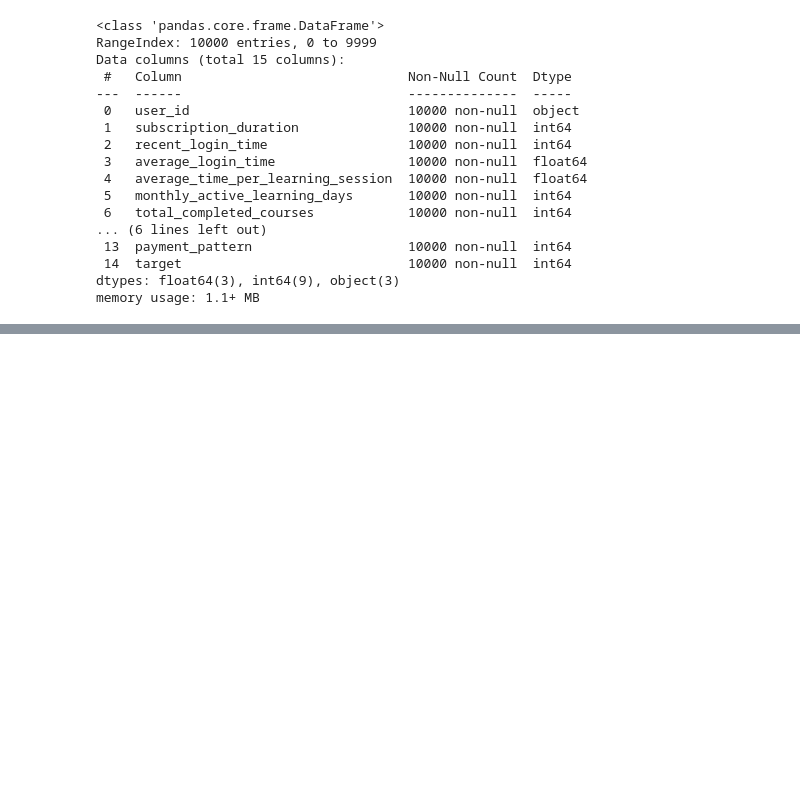
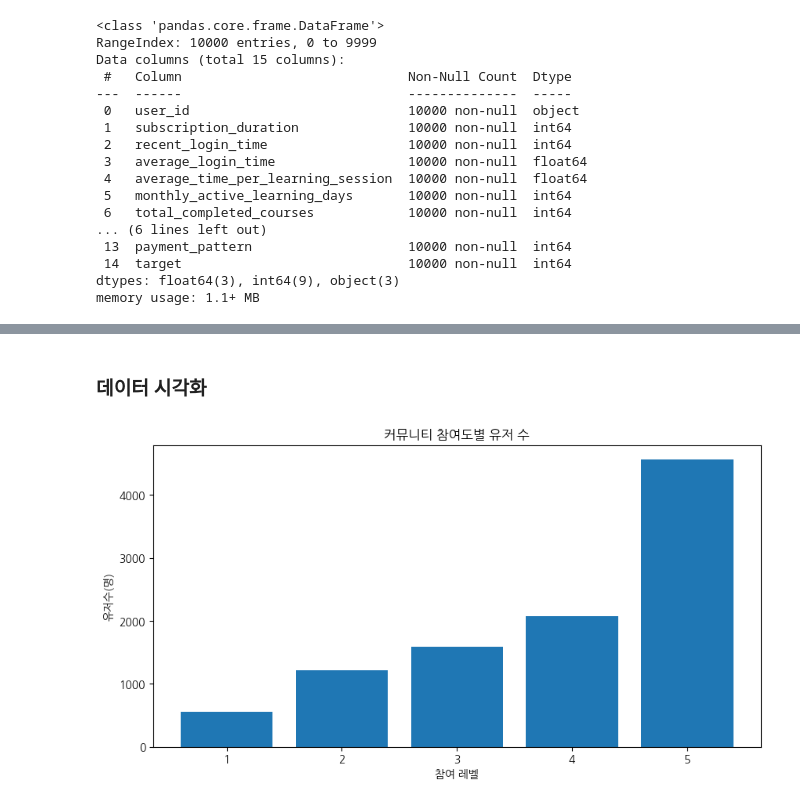
Before and after one commit to Habyeok/wassup2, a Jupyter notebook: data_analysis/DA_Mini_Project.ipynb, the cells around one changed output, grey strips where cells are left out. Saved outputs shown, nothing was run; the diff lists cells and outputs as text; code cells hidden in the pictures; blank space fills up the shorter version.

```diff
--- a/data_analysis/DA_Mini_Project.ipynb
+++ b/data_analysis/DA_Mini_Project.ipynb
@@ -189,0 +98,3 @@ Name: abandoned_learning_sessions, dtype: int64
+# %%
+active_data = meta[['user_id', 'monthly_active_learning_days', 'total_completed_courses', 'recent_learning_achievement', 'community_engagement_level', 'target']]
+active_data
@@ -189,0 +166,4 @@ Name: abandoned_learning_sessions, dtype: int64
+# %%
+# 커뮤니티 참여도별 유저 수 구하기
+community_user = active_data.groupby('community_engagement_level')['user_id'].count()
+community_user
@@ -189,0 +226,2 @@ Name: abandoned_learning_sessions, dtype: int64
+# %% [markdown]
+### 데이터 시각화
@@ -189,0 +232,36 @@ Name: abandoned_learning_sessions, dtype: int64
+# %%
+import seaborn as sns
+from matplotlib import font_manager, rc # 폰트 세팅을 위한 모듈 추가
+font_path = "C:/Windows/Fonts/malgun.ttf" # 사용할 폰트명 경로 삽입
+font = font_manager.FontProperties(fname = font_path).get_name()
+rc('font', family = font)
+# plt.rcParams['font.size'] = 11.0
+plt.rcParams['font.family'] = 'Malgun Gothic' # 'batang'
+
+# 그래프에서 마이너스 폰트 깨지는 문제에 대한 대처
+# matplotlib.rcParams['axes.unicode_minus'] = False
+# %%
+# 커뮤니티 참여도별 유저 수 구하기
+
+#그래프 사이즈
+plt.figure(figsize=(10,5))
+
+#그래프 x축 y축
+plt.bar(community_user.index, community_user.values)
+
+#그래프 명
+plt.title('커뮤니티 참여도별 유저 수')
+
+#그래프 x축 레이블
+plt.xlabel('참여 레벨')
+
+#그래프 y축 레이블
+plt.ylabel('유저수(명)')
+
+#x축 레이블을
+plt.xticks()
+
+#그래프 출력
+plt.show()
+# %% [output]
+[figure, added]
```
Also changed, not shown: parts of 64 cells of this notebook.
